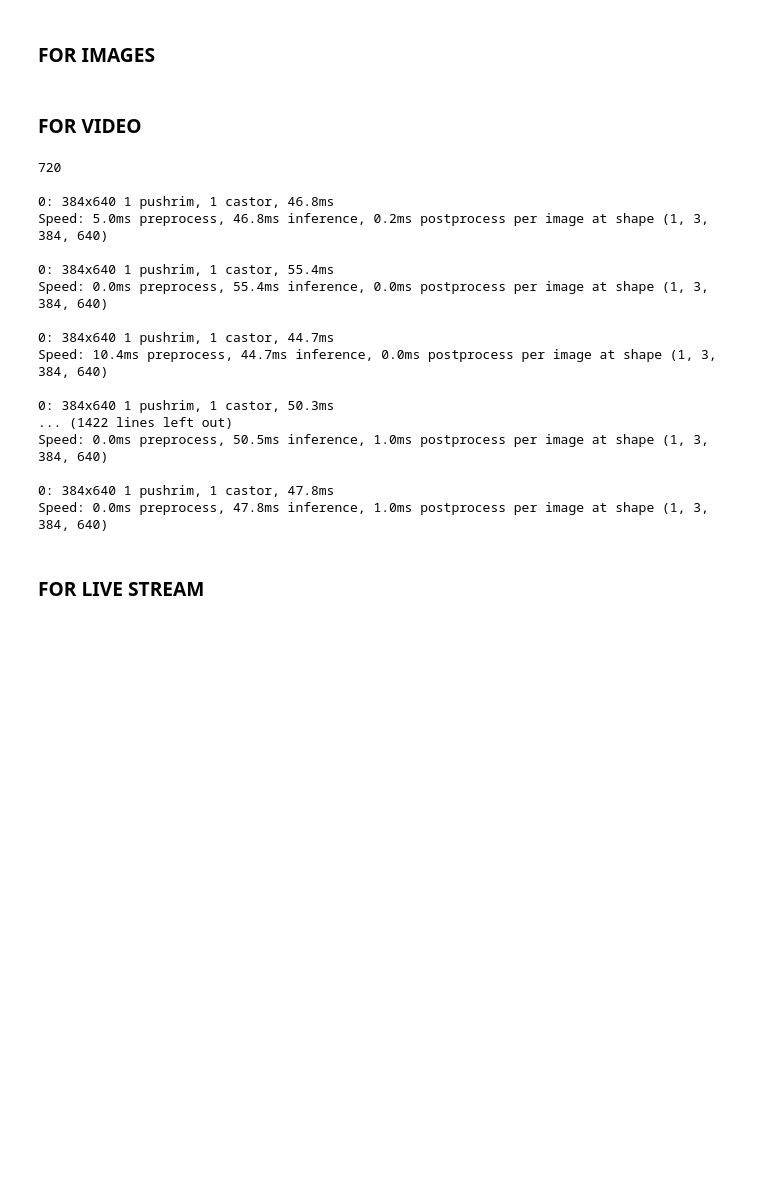
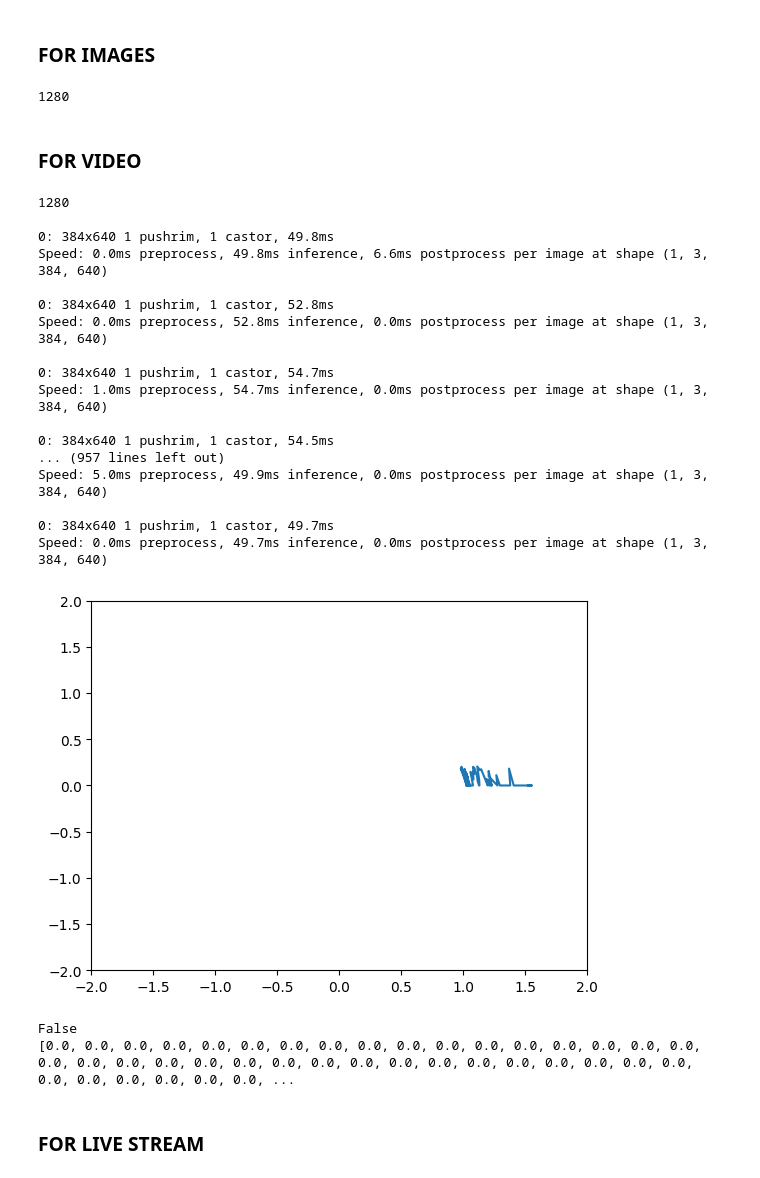
Before and after one commit to Heisenberg-2207/pushrim_detection, a Jupyter notebook: yolo.ipynb, the cells around one changed output. Saved outputs shown, nothing was run; the diff lists cells and outputs as text; code cells hidden in the pictures; blank space fills up the shorter version.

Commit message:
new images and nav plot

```diff
--- a/yolo.ipynb
+++ b/yolo.ipynb
@@ -12,7 +12,7 @@ import cv2
 # %%
 #model('D:/heisen/IITM studies/3rd year/sem 6/ID4900/data__/data/images/test/download.jpeg')
 model_path = os.path.join('.', 'runs', 'detect', 'train', 'weights', 'last.pt')
-img_path = 'D:/heisen/IITM studies/3rd year/sem 6/ID4900/data__/data/images/test/WIN_20240314_20_20_38_Pro.jpg'
+img_path = 'D:/heisen/IITM studies/3rd year/sem 6/ID4900/data__/data/images/test/WIN_20240322_18_17_11_Pro.jpg'
 model = YOLO(model_path)
 results = model([img_path])  # return a list of Results objects
 # %% [output]
@@ -71,6 +68,7 @@ push_rim_id = 0
 fov = 68
 image = cv2.imread(img_path)
 pixel_count = image.shape[1]
+print(pixel_count)
 
 
 # Iterate over the results
@@ -107,20 +105,24 @@ cv2.imwrite("output_image.jpg", image)
 
 cv2.waitKey(0)
 cv2.destroyAllWindows()
+# %% [output]
+1280
 # %% [markdown]
 ### FOR VIDEO
 # %%
+import matplotlib.pyplot as plt
+import numpy as np
 push_rim_id = 0
 fov = 68
 VIDEOS_DIR = os.path.join('.', 'videos')
 
-video_path = os.path.join(VIDEOS_DIR, 'wheelchair1.mp4')
+video_path = os.path.join(VIDEOS_DIR, 'wheelchair4.mp4')
 video_path_out = '{}_out.mp4'.format(video_path)
 
 cap = cv2.VideoCapture(video_path)
 ret, frame = cap.read()
-print(pixel_count)
 H, W, _ = frame.shape
+print(W)
 out = cv2.VideoWriter(video_path_out, cv2.VideoWriter_fourcc(*'MP4V'), int(cap.get(cv2.CAP_PROP_FPS)), (W, H))
 
 model_path = os.path.join('.', 'runs', 'detect', 'train', 'weights', 'last.pt')
@@ -129,7 +131,10 @@ model_path = os.path.join('.', 'runs', 'detect', 'train', 'weights', 'last.pt')
 model = YOLO(model_path)  # load a custom model
 
 threshold = 0.5
-
+x_data = []
+y_data = []
+dist_arr = []
+orient_arr = []
 while ret:
 
     results = model(frame)[0]
@@ -151,46 +156,67 @@ while ret:
                     width = height
                 orientation = math.degrees(math.acos(width / height))
 
                 pixel_dist = 24 * 2.54 / height
-                half_len = pixel_dist * W / 2
+                half_len = pixel_dist * W / 4 #why coming double, temporary adjusted by dividing by 4, ideally shld be 2
                 dist = half_len / math.tan(math.radians(fov / 2))
 
                 angle = math.degrees(math.atan(pixel_dist*(center_x - W / 2) / dist))
 
                 cv2.putText(frame, f"dist(cm): {dist:.2f}",
                         (int(center_x - width / 2), int(center_y - height / 2 - 10)),
                         cv2.FONT_HERSHEY_SIMPLEX, 0.9, (0, 255, 0), 1, cv2.LINE_AA)
                 cv2.putText(frame, f"angle(deg): {angle:.2f}",
                         (int(center_x - width / 2), int(center_y - height / 2 - 40)),
                         cv2.FONT_HERSHEY_SIMPLEX, 0.9, (0, 255, 0), 1, cv2.LINE_AA)
                 cv2.putText(frame, f"orient(deg): {orientation:.2f}",
                             (int(center_x - width / 2), int(center_y - height / 2 - 70)),
                             cv2.FONT_HERSHEY_SIMPLEX, 0.9, (0, 255, 0), 1, cv2.LINE_AA)
 
+                # Initialize empty lists for x and y coordinates
+                dist_arr.append(dist)
+                orient_arr.append(orientation)
+                x_data.append(abs(dist)*math.cos(math.radians(orientation))/100)
+                y_data.append(abs(dist)*math.sin(math.radians(orientation))/100)
+
+                # Show the plot
+                plt.show()
+
     out.write(frame)
     ret, frame = cap.read()
+plt.plot(x_data, y_data)
+plt.xlim(-2, 2)
+plt.ylim(-2, 2)
+plt.show()
 
 cap.release()
 out.release()
 cv2.destroyAllWindows()
 # %% [output]
-720
+1280
 
-0: 384x640 1 pushrim, 1 castor, 46.8ms
-Speed: 5.0ms preprocess, 46.8ms inference, 0.2ms postprocess per image at shape (1, 3, 384, 640)
+0: 384x640 1 pushrim, 1 castor, 49.8ms
+Speed: 0.0ms preprocess, 49.8ms inference, 6.6ms postprocess per image at shape (1, 3, 384, 640)
 
-0: 384x640 1 pushrim, 1 castor, 55.4ms
-Speed: 0.0ms preprocess, 55.4ms inference, 0.0ms postprocess per image at shape (1, 3, 384, 640)
+0: 384x640 1 pushrim, 1 castor, 52.8ms
+Speed: 0.0ms preprocess, 52.8ms inference, 0.0ms postprocess per image at shape (1, 3, 384, 640)
 
-0: 384x640 1 pushrim, 1 castor, 44.7ms
-Speed: 10.4ms preprocess, 44.7ms inference, 0.0ms postprocess per image at shape (1, 3, 384, 640)
+0: 384x640 1 pushrim, 1 castor, 54.7ms
+Speed: 1.0ms preprocess, 54.7ms inference, 0.0ms postprocess per image at shape (1, 3, 384, 640)
 
-0: 384x640 1 pushrim, 1 castor, 50.3ms
-... (1422 lines left out)
-Speed: 0.0ms preprocess, 50.5ms inference, 1.0ms postprocess per image at shape (1, 3, 384, 640)
+0: 384x640 1 pushrim, 1 castor, 54.5ms
+... (957 lines left out)
+Speed: 5.0ms preprocess, 49.9ms inference, 0.0ms postprocess per image at shape (1, 3, 384, 640)
 
-0: 384x640 1 pushrim, 1 castor, 47.8ms
-Speed: 0.0ms preprocess, 47.8ms inference, 1.0ms postprocess per image at shape (1, 3, 384, 640)
+0: 384x640 1 pushrim, 1 castor, 49.7ms
+Speed: 0.0ms preprocess, 49.7ms inference, 0.0ms postprocess per image at shape (1, 3, 384, 640)
+[figure, added]
+# %%
+has_value_less_than_90 = any(value < 90 for value in dist_arr)
+print(has_value_less_than_90)
+print(orient_arr)
+# %% [output]
+False
+[0.0, 0.0, 0.0, 0.0, 0.0, 0.0, 0.0, 0.0, 0.0, 0.0, 0.0, 0.0, 0.0, 0.0, 0.0, 0.0, 0.0, 0.0, 0.0, 0.0, 0.0, 0.0, 0.0, 0.0, 0.0, 0.0, 0.0, 0.0, 0.0, 0.0, 0.0, 0.0, 0.0, 0.0, 0.0, 0.0, 0.0, 0.0, 0.0, 0.0, ...
 # %% [markdown]
 ### FOR LIVE STREAM
 # %%
```
Also changed, not shown: parts of 3 cells of this notebook, 15 other files.
